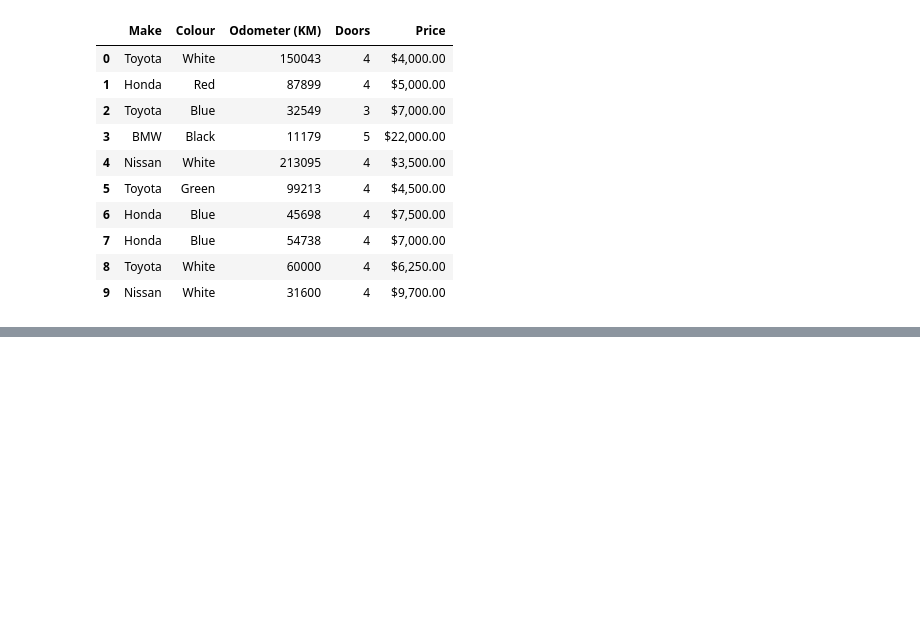
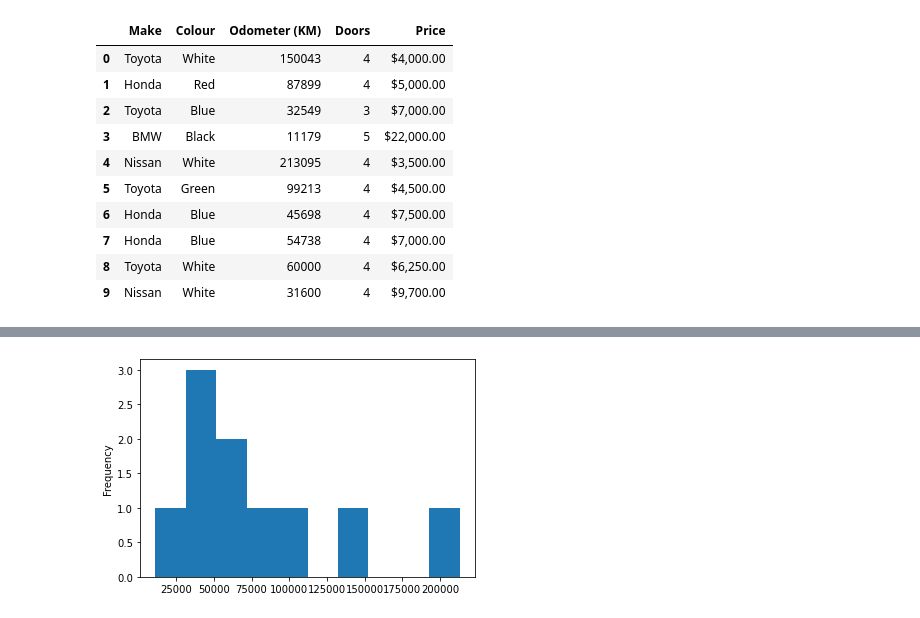
Before and after one commit to Axl11475581/Projects-Folder, a Jupyter notebook: Data Science & Machine Learning/Matplotlib/Introduction-to-matplotlib.ipynb, the cells around one changed output, grey strips where cells are left out. Drawn from its saved outputs; the diff is of its cells as text; code cells hidden in the pictures; blank space fills up the shorter version.

```diff
--- a/Data Science & Machine Learning/Matplotlib/Introduction-to-matplotlib.ipynb
+++ b/Data Science & Machine Learning/Matplotlib/Introduction-to-matplotlib.ipynb
@@ -314,0 +339,5 @@ df.plot.bar();
+# %%
+# Histogram 1 way of displaying it
+car_sales["Odometer (KM)"].plot.hist();
+# %% [output]
+[figure, added]
```
Also changed, not shown: parts of 25 cells of this notebook.
